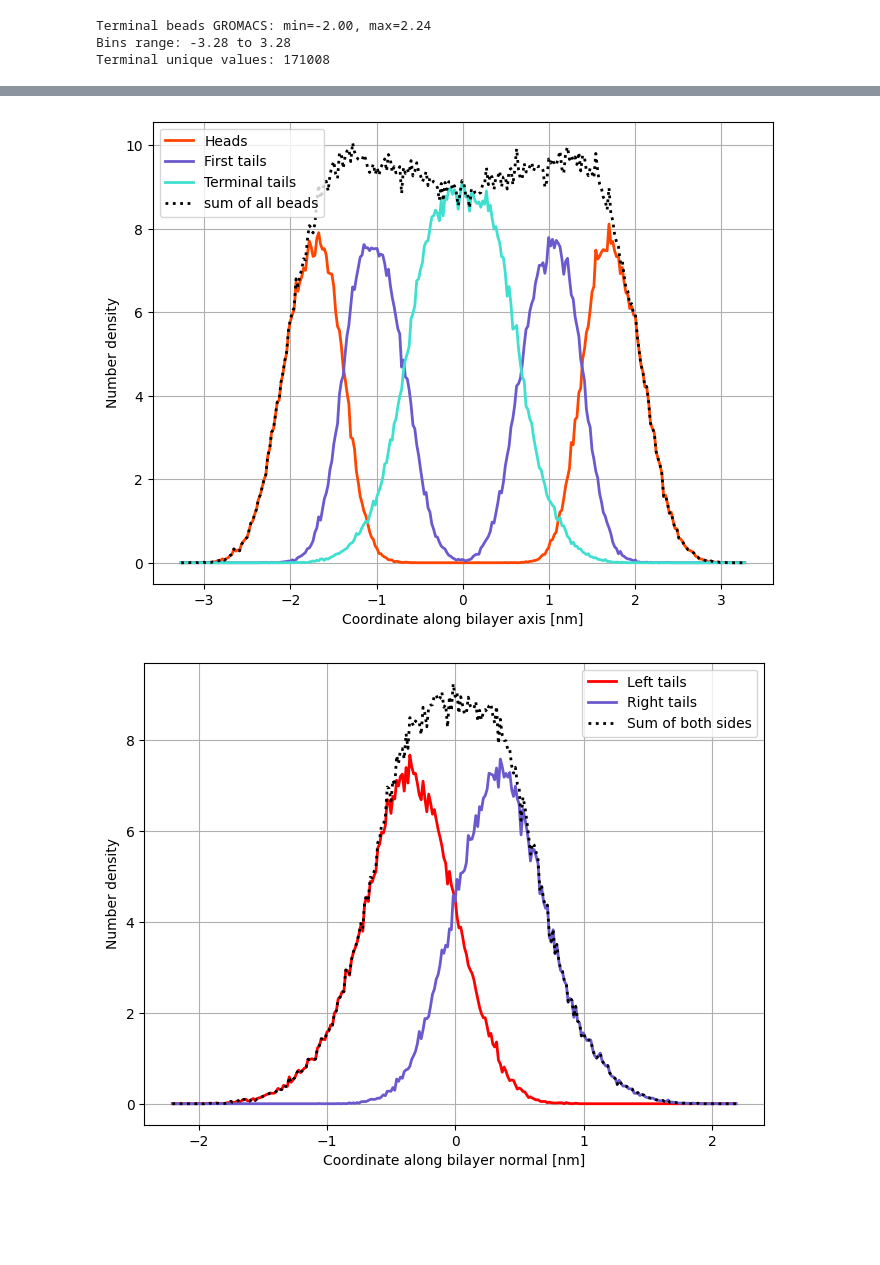
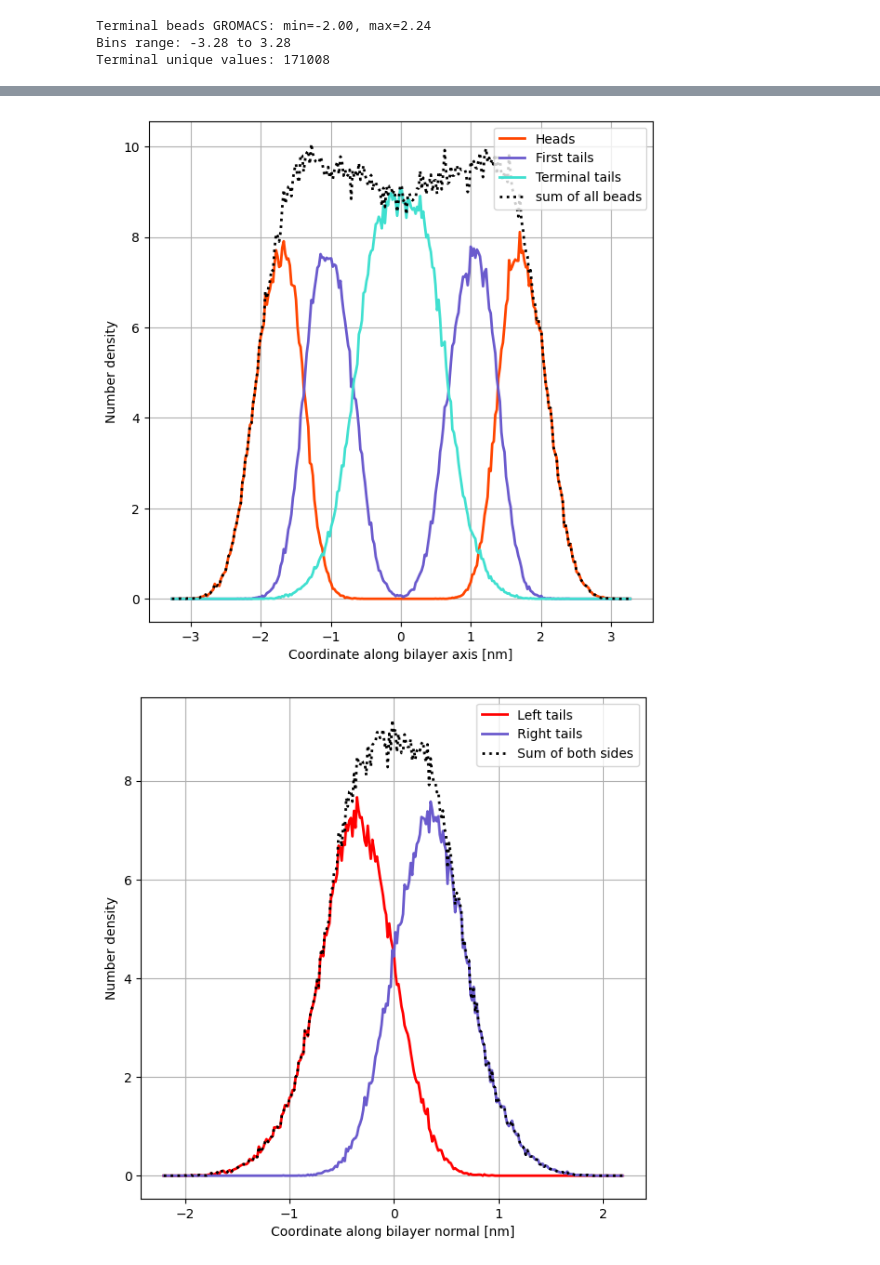
Before and after one commit to G-Scherer/dpd_simulation, a Jupyter notebook: lipid_self_assembly/analysis/analysis_T_1.ipynb, the cells around one changed output, grey strips where cells are left out. Cells and saved outputs as stored; diff of their text form; code cells hidden in the pictures; blank space fills up the shorter version.

```diff
--- a/lipid_self_assembly/analysis/analysis_T_1.ipynb
+++ b/lipid_self_assembly/analysis/analysis_T_1.ipynb
@@ -424,31 +424,31 @@ plt.show()
 # %%
-plt.figure(figsize=(8,6))
+plt.figure(figsize=(7,7))
 
 plt.plot(bin_centers_gro, hist_heads_gro, label="Heads", linewidth=2, color="orangered")
 plt.plot(bin_centers_gro, hist_tails_gro, label="First tails", linewidth = 2, color="slateblue")
 plt.plot(bin_centers_gro, hist_terminal_gro, label="Terminal tails", linewidth=2, color="turquoise")
 plt.plot(bin_centers_gro, hist_heads_gro+hist_tails_gro+hist_terminal_gro, label="sum of all beads", linewidth=2, color="black", linestyle="dotted")
 
 plt.ylabel("Number density")
 plt.xlabel("Coordinate along bilayer axis [nm]")
 
 plt.grid()
 plt.legend()
 
 plt.show()
 
-plt.figure(figsize=(8,6))
+plt.figure(figsize=(7,7))
 
 plt.plot(bin_centers_ovl_gro, hist_left_gro, label="Left tails", color="red", linewidth=2)
 plt.plot(bin_centers_ovl_gro, hist_right_gro, label="Right tails", color="slateblue", linewidth=2)
 plt.plot(bin_centers_ovl_gro, hist_left_gro+hist_right_gro, label="Sum of both sides", color="black", linewidth=2, linestyle="dotted")
 
 plt.xlabel("Coordinate along bilayer normal [nm]")
 plt.ylabel("Number density")
 plt.grid()
 plt.legend()
 
 plt.show()
 # %% [output]
-[figure, old version]
+[figure, new version]
-[figure, old version]
+[figure, new version]
```
Also changed, not shown: parts of 3 cells of this notebook, 21 other files.
